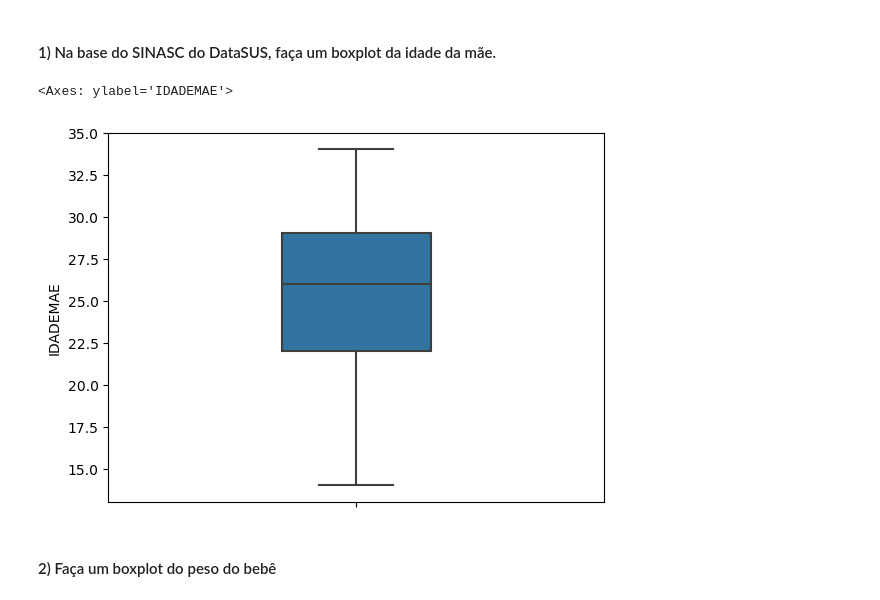
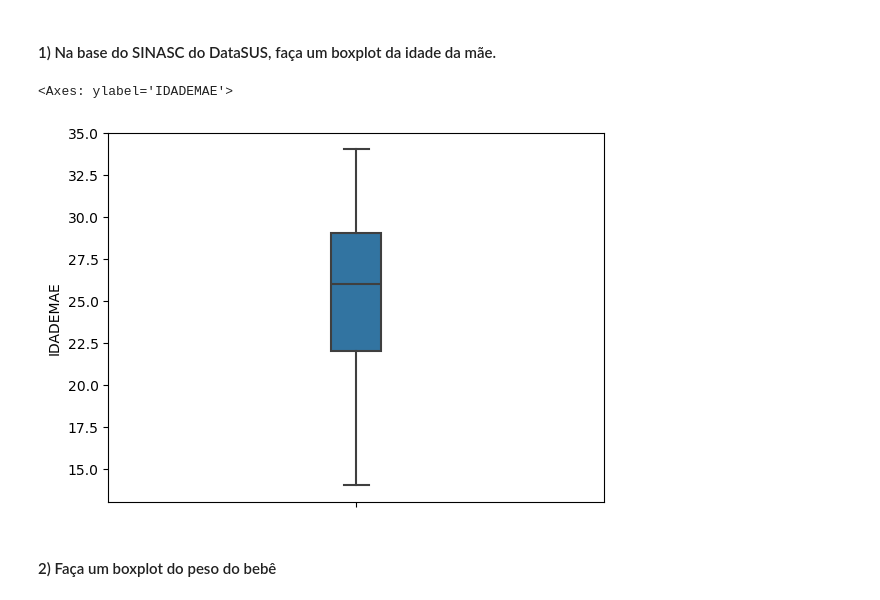
Before and after one commit to MacielGithub/Exercicios_EBAC, a Jupyter notebook: M6_E2.ipynb, the cells around one changed output. Drawn from its saved outputs; the diff is of its cells as text; code cells hidden in the pictures.

```diff
--- a/M6_E2.ipynb
+++ b/M6_E2.ipynb
@@ -13,11 +13,11 @@ sinasc = pd.DataFrame(data)
 # %%
 sns.boxplot(
     data = sinasc['IDADEMAE'],
     y = sinasc['IDADEMAE'],
-    width = .3
+    width = .1
 )
 # %% [output]
 <Axes: ylabel='IDADEMAE'>
-[figure, old version]
+[figure, new version]
 # %% [markdown]
 ####  2) Faça um boxplot do peso do bebê
```
Also changed, not shown: parts of 3 cells of this notebook.
